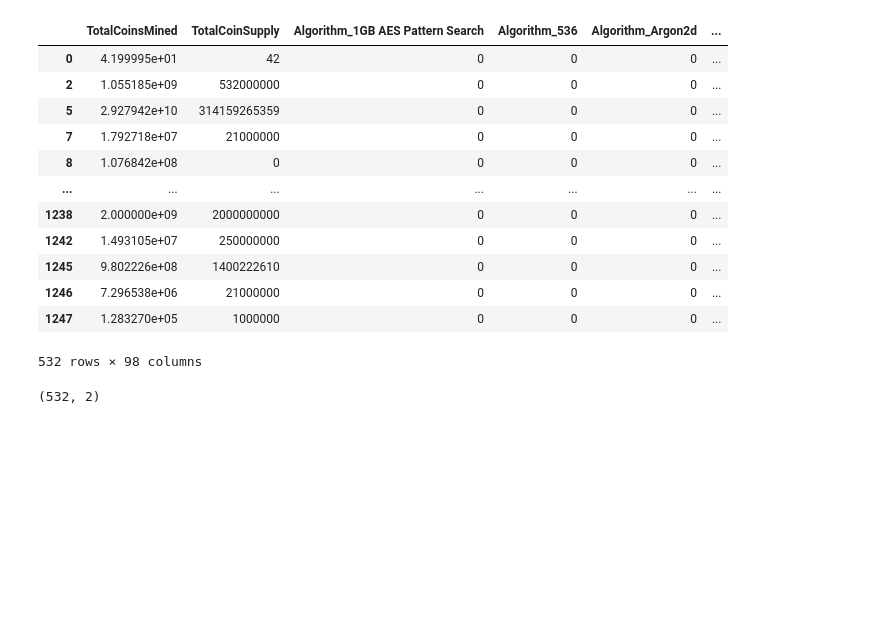
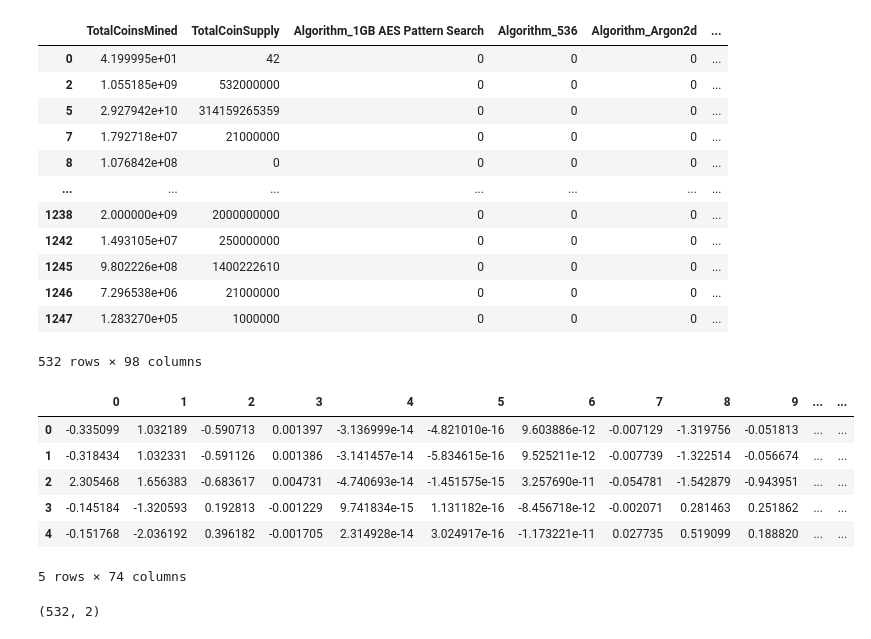
Before and after one commit to mingarci/Cryptocurrency-Clusters, a Jupyter notebook: crypto.ipynb, the cells around one changed output. Drawn from its saved outputs; the diff is of its cells as text; code cells hidden in the pictures; blank space fills up the shorter version.

```diff
--- a/crypto.ipynb
+++ b/crypto.ipynb
@@ -104,4 +105,17 @@ scaled_data = scaler.fit_transform(X)
 #* dimensionality reduction with PCA
 pca = PCA(n_components=0.90)
 pca_transformed_data = pca.fit_transform(scaled_data)
+# %%
+pca_transformed_data = pd.DataFrame(
+    data=pca_transformed_data
+)
+pca_transformed_data.head()
+# %% [output]
+|  | 0 | 1 | 2 | 3 | 4 | 5 | 6 | 7 | 8 | 9 | ... | ... |
+| 0 | -0.335099 | 1.032189 | -0.590713 | 0.001397 | -3.136999e-14 | -4.821010e-16 | 9.603886e-12 | -0.007129 | -1.319756 | -0.051813 | ... | ... |
+| 1 | -0.318434 | 1.032331 | -0.591126 | 0.001386 | -3.141457e-14 | -5.834615e-16 | 9.525211e-12 | -0.007739 | -1.322514 | -0.056674 | ... | ... |
+| 2 | 2.305468 | 1.656383 | -0.683617 | 0.004731 | -4.740693e-14 | -1.451575e-15 | 3.257690e-11 | -0.054781 | -1.542879 | -0.943951 | ... | ... |
+| 3 | -0.145184 | -1.320593 | 0.192813 | -0.001229 | 9.741834e-15 | 1.131182e-16 | -8.456718e-12 | -0.002071 | 0.281463 | 0.251862 | ... | ... |
+| 4 | -0.151768 | -2.036192 | 0.396182 | -0.001705 | 2.314928e-14 | 3.024917e-16 | -1.173221e-11 | 0.027735 | 0.519099 | 0.188820 | ... | ... |
+5 rows × 74 columns
 # %%
```
Also changed, not shown: parts of 7 cells of this notebook.
